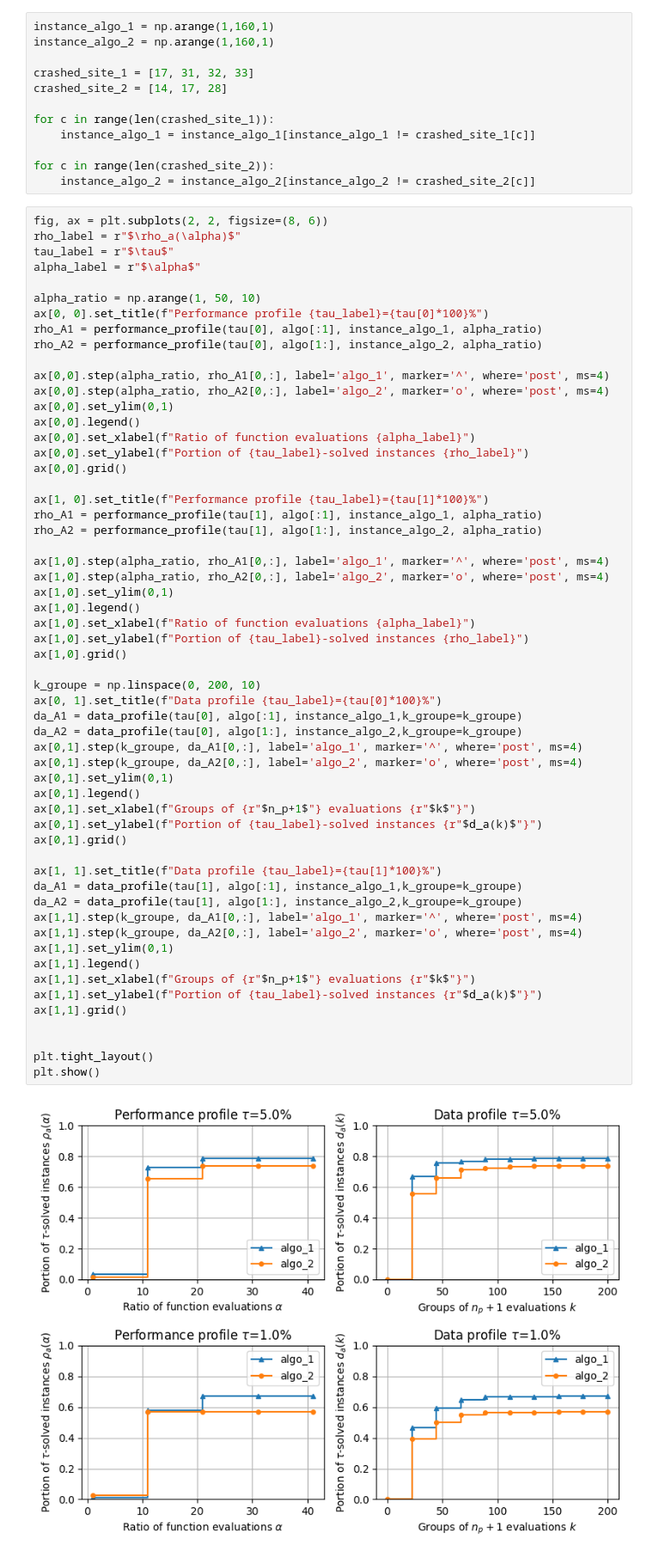
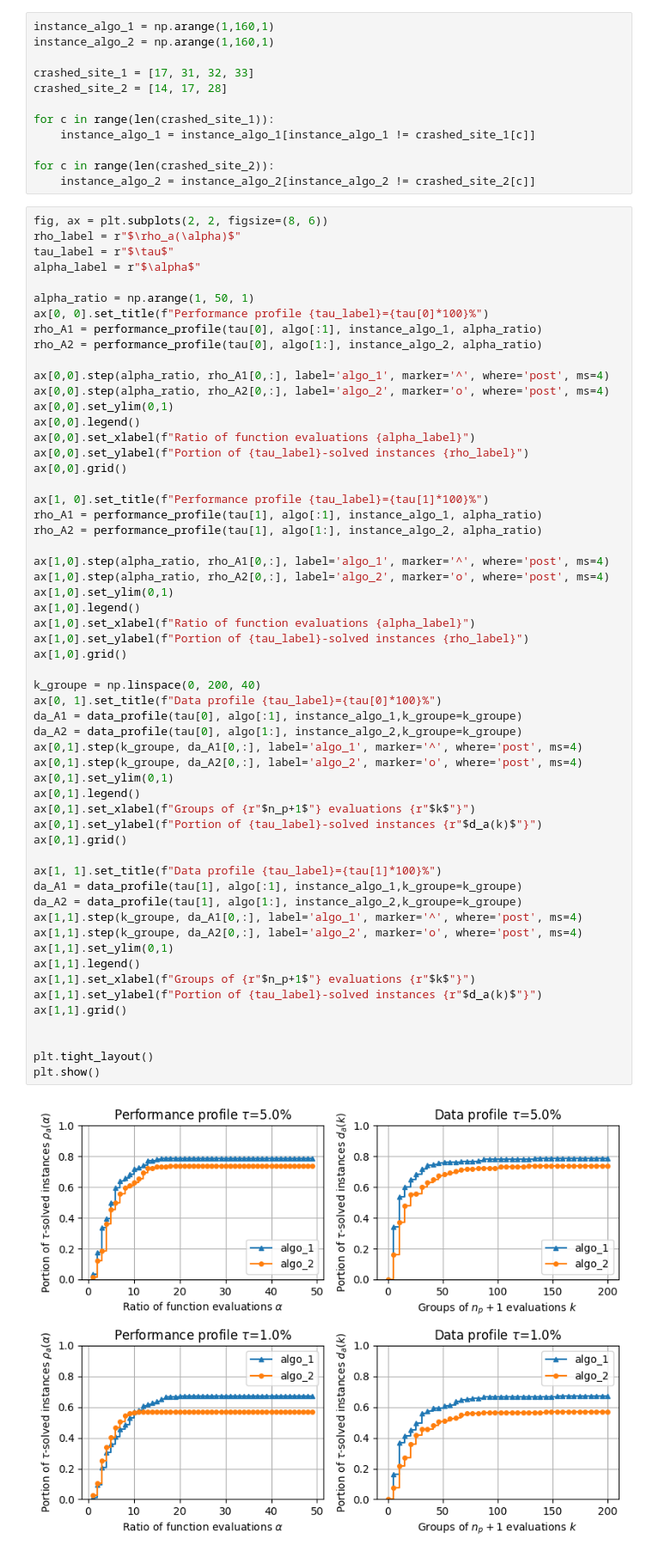
Before and after one commit to gabriel-valsorda/dfbbo, a Jupyter notebook: data_analyser.ipynb, the cells around one changed output. Shown at 86% size. Drawn from its saved outputs; the diff is of its cells as text.

```diff
--- a/data_analyser.ipynb
+++ b/data_analyser.ipynb
@@ -259,7 +259,7 @@ rho_label = r"$\rho_a(\alpha)$"
 tau_label = r"$\tau$"
 alpha_label = r"$\alpha$"
 
-alpha_ratio = np.arange(1, 50, 10)
+alpha_ratio = np.arange(1, 50, 1)
 ax[0, 0].set_title(f"Performance profile {tau_label}={tau[0]*100}%")
 rho_A1 = performance_profile(tau[0], algo[:1], instance_algo_1, alpha_ratio)
 rho_A2 = performance_profile(tau[0], algo[1:], instance_algo_2, alpha_ratio)
@@ -283,32 +283,32 @@ ax[1,0].legend()
 ax[1,0].set_xlabel(f"Ratio of function evaluations {alpha_label}")
 ax[1,0].set_ylabel(f"Portion of {tau_label}-solved instances {rho_label}")
 ax[1,0].grid()
 
-k_groupe = np.linspace(0, 200, 10)
+k_groupe = np.linspace(0, 200, 40)
 ax[0, 1].set_title(f"Data profile {tau_label}={tau[0]*100}%")
 da_A1 = data_profile(tau[0], algo[:1], instance_algo_1,k_groupe=k_groupe)
 da_A2 = data_profile(tau[0], algo[1:], instance_algo_2,k_groupe=k_groupe)
 ax[0,1].step(k_groupe, da_A1[0,:], label='algo_1', marker='^', where='post', ms=4)
 ax[0,1].step(k_groupe, da_A2[0,:], label='algo_2', marker='o', where='post', ms=4)
 ax[0,1].set_ylim(0,1)
 ax[0,1].legend()
 ax[0,1].set_xlabel(f"Groups of {r"$n_p+1$"} evaluations {r"$k$"}")
 ax[0,1].set_ylabel(f"Portion of {tau_label}-solved instances {r"$d_a(k)$"}")
 ax[0,1].grid()
 
 ax[1, 1].set_title(f"Data profile {tau_label}={tau[1]*100}%")
 da_A1 = data_profile(tau[1], algo[:1], instance_algo_1,k_groupe=k_groupe)
 da_A2 = data_profile(tau[1], algo[1:], instance_algo_2,k_groupe=k_groupe)
 ax[1,1].step(k_groupe, da_A1[0,:], label='algo_1', marker='^', where='post', ms=4)
 ax[1,1].step(k_groupe, da_A2[0,:], label='algo_2', marker='o', where='post', ms=4)
 ax[1,1].set_ylim(0,1)
 ax[1,1].legend()
 ax[1,1].set_xlabel(f"Groups of {r"$n_p+1$"} evaluations {r"$k$"}")
 ax[1,1].set_ylabel(f"Portion of {tau_label}-solved instances {r"$d_a(k)$"}")
 ax[1,1].grid()
 
 
 plt.tight_layout()
 plt.show()
 # %% [output]
-[figure, old version]
+[figure, new version]
```
Also changed, not shown: 1 other file.
